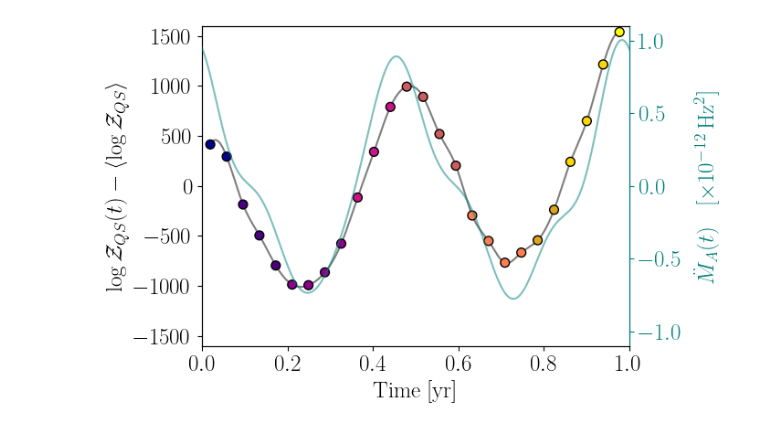
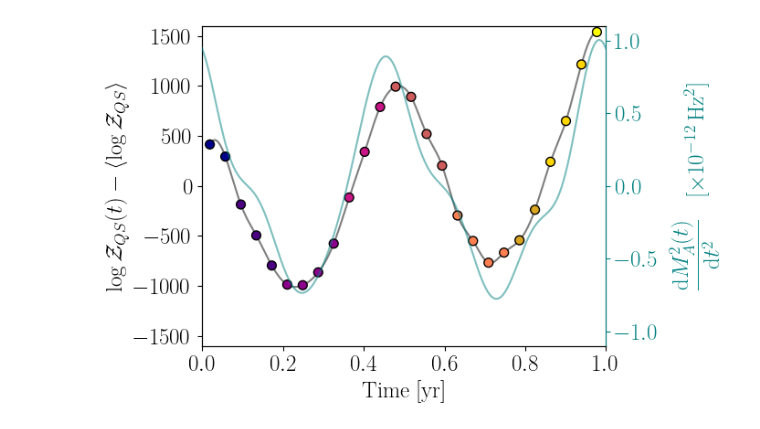
Before and after one commit to RiccardoBuscicchio/bahamas-galactic-foreground-release, a Jupyter notebook: notebooks/Figure6Right.ipynb, the cells around one changed output. Saved outputs shown, nothing was run; the diff lists cells and outputs as text; code cells hidden in the pictures.

Commit message:
Figure 6 notebook

```diff
--- a/notebooks/Figure6Right.ipynb
+++ b/notebooks/Figure6Right.ipynb
@@ -119,7 +119,9 @@ ax.set_ylabel(
     r"$\log \mathcal{Z}_{QS}(t) - \left\langle \log \mathcal{Z}_{QS}\right\rangle$"
 )
 ax2.set_ylabel(
-    r"$\ddot{M}_A(t) \quad [\times 10^{-12}\, {\rm Hz}^2]$", color="teal", labelpad=8.0
+    r"$\dfrac{\mathrm{d} M^2_A(t)}{\mathrm{d} t^2} \quad [\times 10^{-12}\, {\rm Hz}^2]$",
+    color="teal",
+    labelpad=8.0,
 )
 ax.set_xlabel("Time [yr]")
 ax2.plot(
@@ -134,31 +136,31 @@ ax2.plot(
 ax.plot(
     xnew * 7 * 86400 / year,
     ev_gamma_smooth,  # - ev_gamma_smooth[0],
     color="k",
     linestyle="-",
     alpha=0.5,
     zorder=-2,
 )
 
 ax.scatter(
     x * 7 * 86400 / year,
     ev_C - np.mean(ev_C),  # - ev_gamma_smooth[0],
     marker="o",
     color=colors_tot,
     edgecolor="k",
     s=50,
     zorder=10,
 )
 
 
 ax2.set_xlim(0, 1)
 ax.set_xlim(0, 1)
 ax2.set_ylim(-1.1, 1.1)
 ax.set_ylim(-1600, 1600)
 ax.tick_params(axis="y", colors="k")
 ax2.tick_params(axis="y", colors="teal")
 ax.spines["left"].set_color("k")
 ax2.spines["right"].set_color("teal")
 fig.savefig("../plots/Figure6Right.pdf", bbox_inches="tight")
 # %% [output]
-[figure, old version]
+[figure, new version]
```
